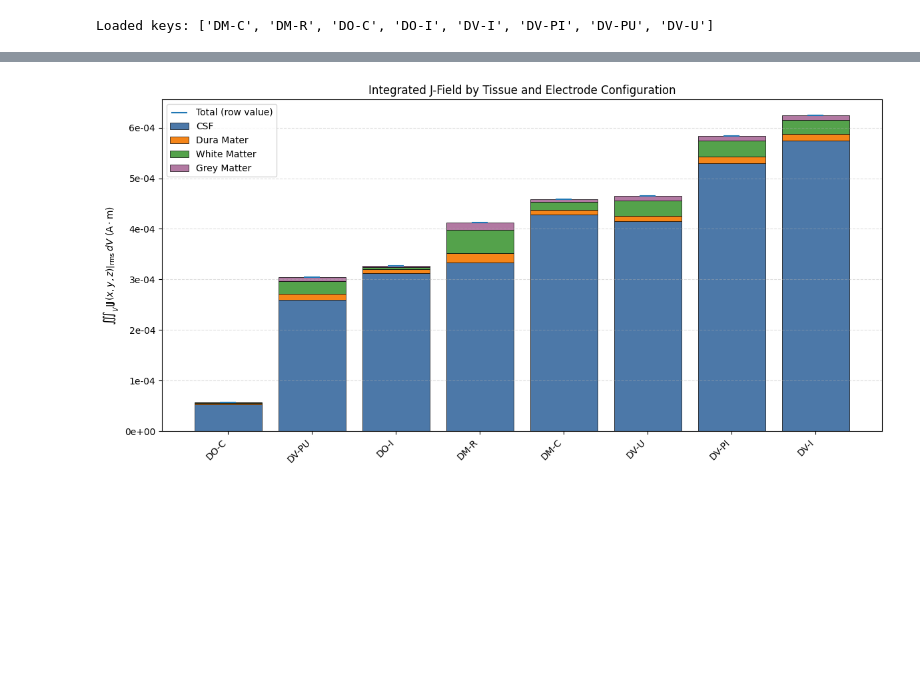
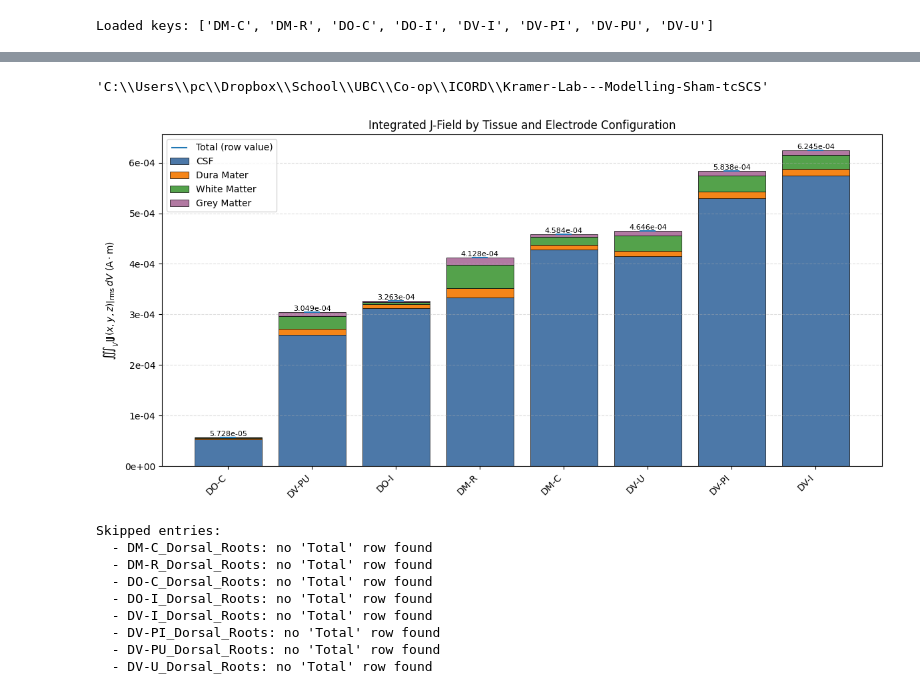
Before and after one commit to coleslatt/Kramer-Lab---Modelling-Sham-tcSCS, a Jupyter notebook: Simulation_Figures_and_Analysis.ipynb, the cells around one changed output, grey strips where cells are left out. Cells and saved outputs as stored; diff of their text form; code cells hidden in the pictures; blank space fills up the shorter version.

```diff
--- a/Simulation_Figures_and_Analysis.ipynb
+++ b/Simulation_Figures_and_Analysis.ipynb
@@ -138,3 +375,7 @@ Loaded keys: ['DM-C', 'DM-R', 'DO-C', 'DO-I', 'DV-I', 'DV-PI', 'DV-PU', 'DV-U']
+# %%
+os.getcwd()
+# %% [output]
+'C:\\Users\\pc\\Dropbox\\School\\UBC\\Co-op\\ICORD\\Kramer-Lab---Modelling-Sham-tcSCS'
 # %%
 import pandas as pd
 import matplotlib.pyplot as plt
@@ -224,7 +465,7 @@ def plot_stacked_jfield_integrals(
     # Storage for plotting values
     totals = []
     stacked_vals = {t: [] for t in tissue_order}
-
+    bar_colors=[]
     # Track issues
     skipped = []
     mismatch_info = []
@@ -282,6 +523,7 @@ def plot_stacked_jfield_integrals(
             if not np.isclose(seg_sum, total_val, rtol=1e-6, atol=1e-12):
                 mismatch_info.append((key, total_val, seg_sum))
 
+        bar_colors.append(color_map.get(key, default_color))
         totals.append(total_val)
         for tissue, v in zip(tissue_order, seg_vals):
             stacked_vals[tissue].append(v)
@@ -320,33 +562,44 @@ def plot_stacked_jfield_integrals(
             ax.text(xi, total, f"{total:.3e}", ha="center", va="bottom", fontsize=8, rotation=0)
 
     ax.set_xticks(x)
     ax.set_xticklabels(valid_keys, rotation=45, ha="right")
     plt.ylabel(r"$\iiint_V \left|\mathbf{J}(x,y,z)\right|_{\mathrm{rms}}\, dV\ \mathrm{(A\cdot m)}$")
     ax.set_title(title)
     ax.legend()
     ax.grid(axis="y", linestyle="--", alpha=0.4)
     plt.tight_layout()
     plt.show()
 
     # Print useful diagnostics
     if skipped:
         print("\nSkipped entries:")
         for k, reason in skipped:
             print(f"  - {k}: {reason}")
 
     if mismatch_info:
         print("\nTotal vs tissue-sum mismatches detected (before rescaling):")
         for k, total_val, seg_sum in mismatch_info:
             print(f"  - {k}: Total={total_val:.6e}, TissueSum={seg_sum:.6e}, Diff={(total_val - seg_sum):.6e}")
 
+    return fig, ax
+
 
 # --- Usage ---
 # Assumes you already created j_field_dfs using your loader function.
-plot_stacked_jfield_integrals(
+fig, ax = plot_stacked_jfield_integrals(
     j_field_dfs,
     # order=["DM-C", "DM-R", "DV-I"],   # optional manual order
-    annotate_total=False,
+    annotate_total=True,
     rescale_segments_to_total=True,      # keeps bar tops exactly at Total row values
 )
 # %% [output]
-[figure, old version]
+[figure, new version]
+Skipped entries:
+  - DM-C_Dorsal_Roots: no 'Total' row found
+  - DM-R_Dorsal_Roots: no 'Total' row found
+  - DO-C_Dorsal_Roots: no 'Total' row found
+  - DO-I_Dorsal_Roots: no 'Total' row found
+  - DV-I_Dorsal_Roots: no 'Total' row found
+  - DV-PI_Dorsal_Roots: no 'Total' row found
+  - DV-PU_Dorsal_Roots: no 'Total' row found
+  - DV-U_Dorsal_Roots: no 'Total' row found
```
Also changed, not shown: parts of 30 cells of this notebook, 14 other files.
